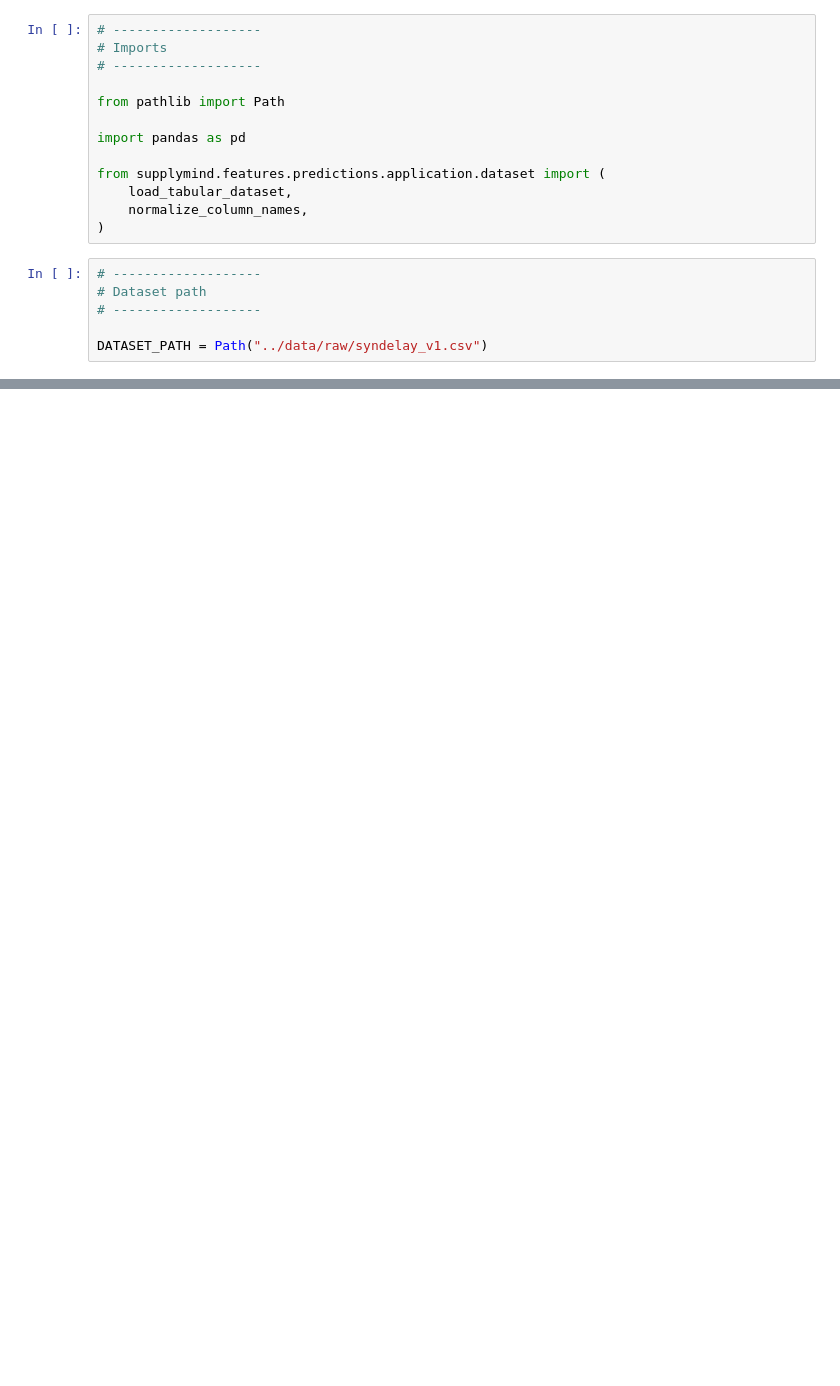
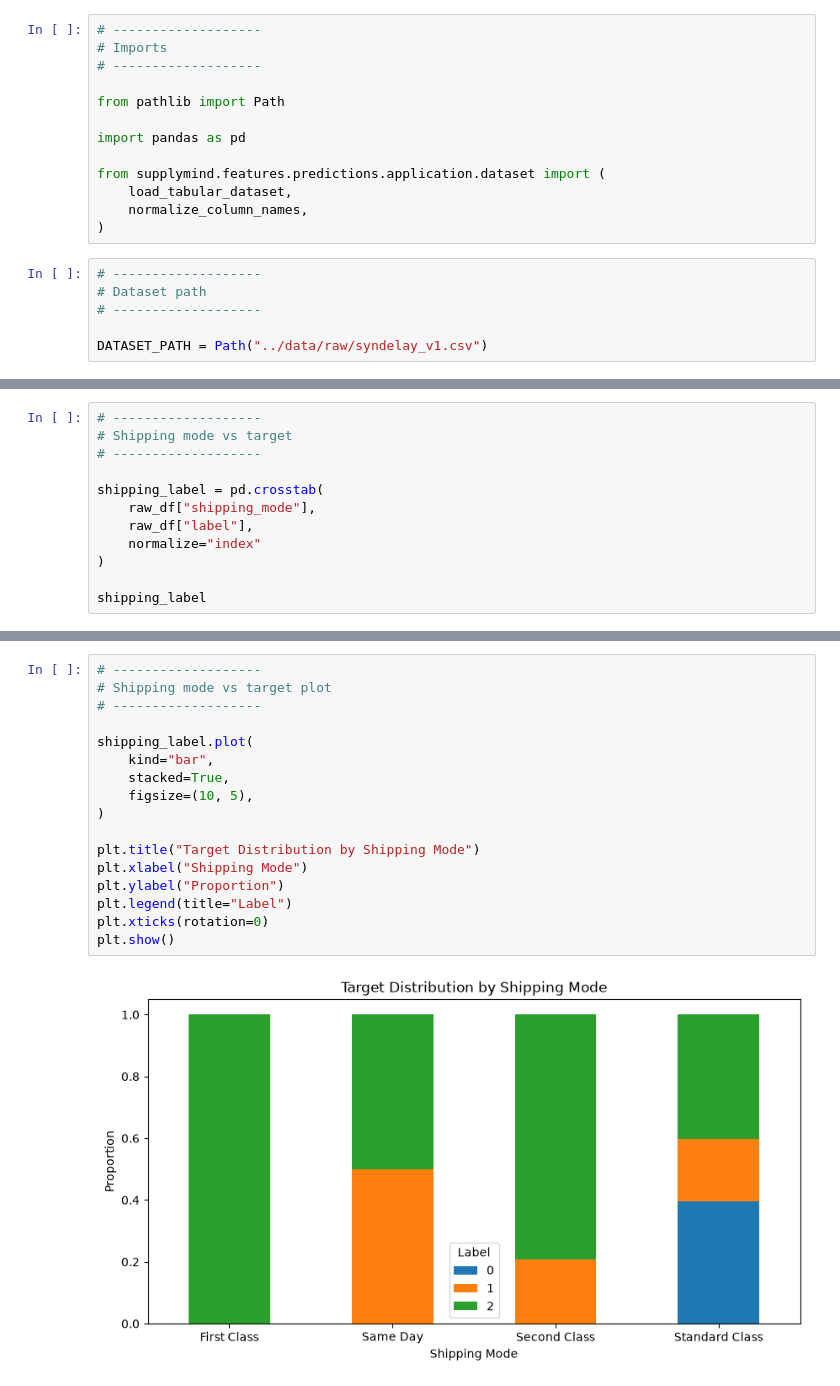
Before and after one commit to SupplyMind-AI/supplymind-ai, a Jupyter notebook: notebooks/01_dataset_understanding.ipynb, the cells around one changed output, grey strips where cells are left out. Cells and saved outputs as stored; diff of their text form; blank space fills up the shorter version.

```diff
--- a/notebooks/01_dataset_understanding.ipynb
+++ b/notebooks/01_dataset_understanding.ipynb
@@ -87,0 +207,12 @@ Do not proceed to training until this review is complete.
+# %%
+# -------------------
+# Shipping mode vs target
+# -------------------
+
+shipping_label = pd.crosstab(
+    raw_df["shipping_mode"],
+    raw_df["label"],
+    normalize="index"
+)
+
+shipping_label
@@ -87,0 +226,19 @@ Do not proceed to training until this review is complete.
+# %%
+# -------------------
+# Shipping mode vs target plot
+# -------------------
+
+shipping_label.plot(
+    kind="bar",
+    stacked=True,
+    figsize=(10, 5),
+)
+
+plt.title("Target Distribution by Shipping Mode")
+plt.xlabel("Shipping Mode")
+plt.ylabel("Proportion")
+plt.legend(title="Label")
+plt.xticks(rotation=0)
+plt.show()
+# %% [output]
+[figure, added]
```
Also changed, not shown: parts of 24 cells of this notebook, 17 other files.
